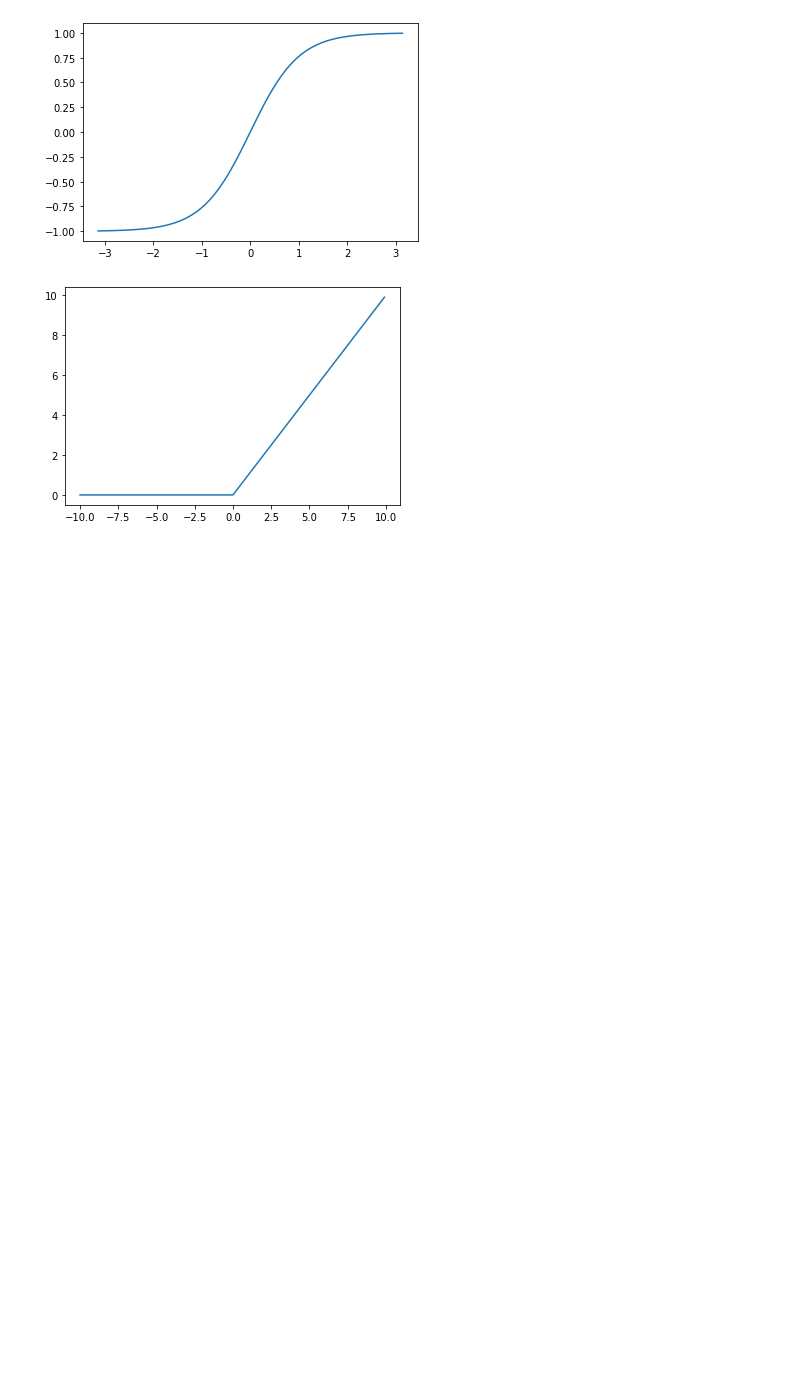
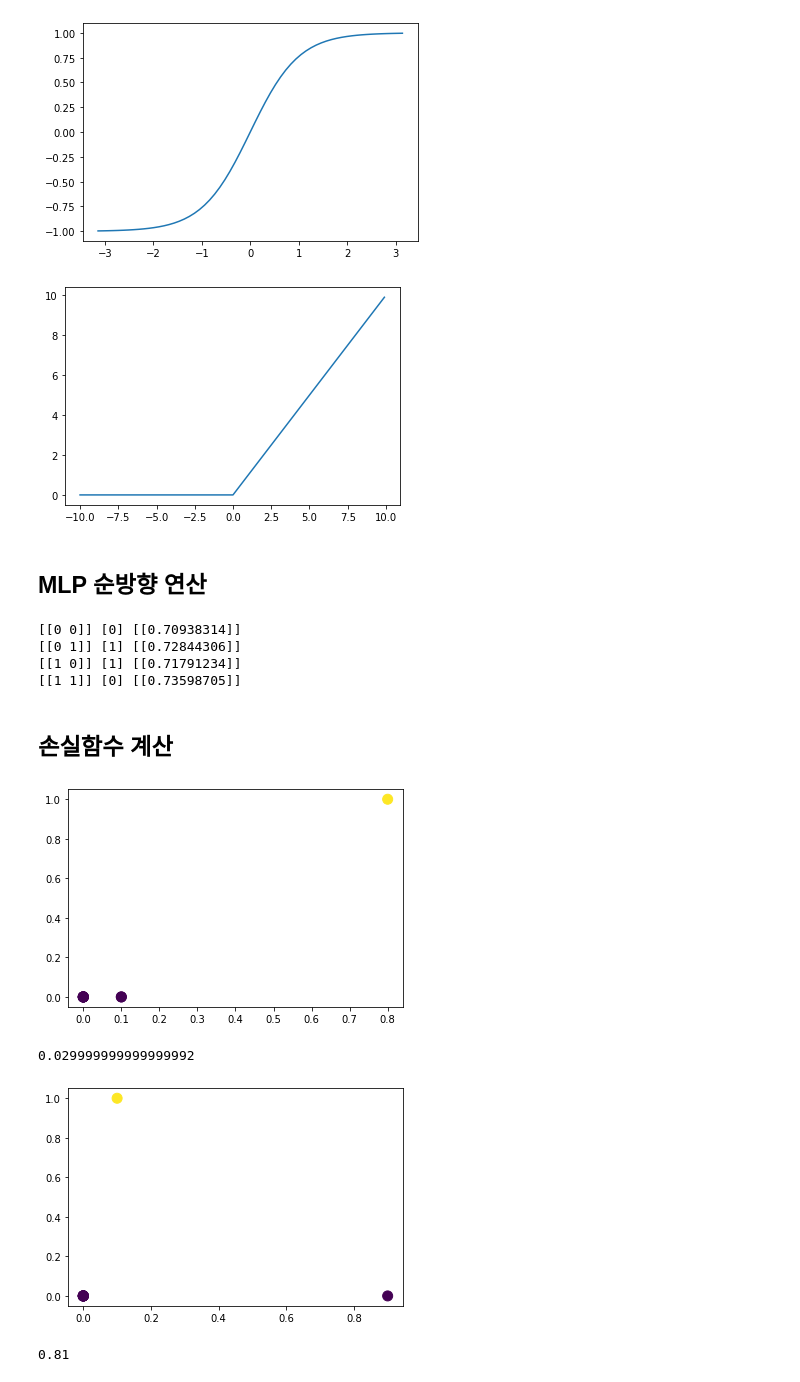
Before and after one commit to pdm10/pdm10, a Jupyter notebook: notebook/chap06_MLP.ipynb, the cells around one changed output. Drawn from its saved outputs; the diff is of its cells as text; code cells hidden in the pictures; blank space fills up the shorter version.

```diff
--- a/notebook/chap06_MLP.ipynb
+++ b/notebook/chap06_MLP.ipynb
@@ -61,3 +61,80 @@ Deprecated in NumPy 1.20; for more details and guidance: https://numpy.org/devdo
 [figure]
 [figure]
 [figure]
+# %% [markdown]
+## MLP 순방향 연산
+# %%
+import numpy as np
+
+# 시그모이드 함수
+def actf(x):
+	return 1/(1+np.exp(-x))
+
+# 시그모이드 함수의 미분치
+def actf_deriv(x):
+	    return x*(1-x)
+
+# 입력유닛의 개수, 은닉유닛의 개수, 출력유닛의 개수
+inputs, hiddens, outputs = 2, 2, 1
+learning_rate=0.2
+
+# 훈련 샘플과 정답
+X = np.array([[0, 0], [0, 1], [1, 0], [1, 1]])
+T = np.array([[0], [1], [1], [0]])
+
+W1 = np.array([[0.10, 0.20],
+                 [0.30, 0.40]])
+W2 = np.array([[0.50], [0.60]])
+B1 = np.array([0.1, 0.2])
+B2 = np.array([0.3])
+
+################################################
+# 순방향 전파 계산
+def predict(x):
+        layer0 = x			# 입력을 layer0에 대입한다.
+        Z1 = np.dot(layer0, W1)+B1	# 행렬의 곱을 계산한다.
+        layer1 = actf(Z1)		# 활성화 함수를 적용한다.
+        Z2 = np.dot(layer1, W2)+B2	# 행렬의 곱을 계산한다.
+        layer2 = actf(Z2)		# 활성화 함수를 적용한다.
+        return layer0, layer1, layer2
+
+def test():
+    for x, y in zip(X, T):
+        # print(x.shape)
+        x = np.reshape(x, (1, -1))	# x를 2차원 행렬로 만든다.입력은 2차원이어야 한다.
+        # print(x.shape)
+        layer0, layer1, layer2 = predict(x)
+        print(x, y, layer2)
+
+test()
+###############################################
+# %% [output]
+[[0 0]] [0] [[0.70938314]]
+[[0 1]] [1] [[0.72844306]]
+[[1 0]] [1] [[0.71791234]]
+[[1 1]] [0] [[0.73598705]]
+# %% [markdown]
+## 손실함수 계산
+# %%
+import numpy as np
+import matplotlib.pylab as plt
+
+def MSE(target, y):
+	return 0.5 * np.sum((y-target)**2)
+
+y = np.array([ 0.0, 0.0, 0.8, 0.1, 0.0, 0.0, 0.0, 0.1, 0.0, 0.0 ])
+target = np.array([ 0.0, 0.0, 1.0, 0.0, 0.0, 0.0, 0.0, 0.0, 0.0, 0.0 ])
+plt.scatter(y, target, c=target, s=100)
+plt.show()
+print(MSE(target, y))
+
+target = np.array([ 0.0, 0.0, 1.0, 0.0, 0.0, 0.0, 0.0, 0.0, 0.0, 0.0 ])
+y = np.array([ 0.9, 0.0, 0.1, 0.0, 0.0, 0.0, 0.0, 0.0, 0.0, 0.0 ] )
+plt.scatter(y, target, c=target, s=100)
+plt.show()
+print(MSE(target, y))
+# %% [output]
+[figure, added]
+0.029999999999999992
+[figure, added]
+0.81
```
Also changed, not shown: parts of 6 cells of this notebook.
